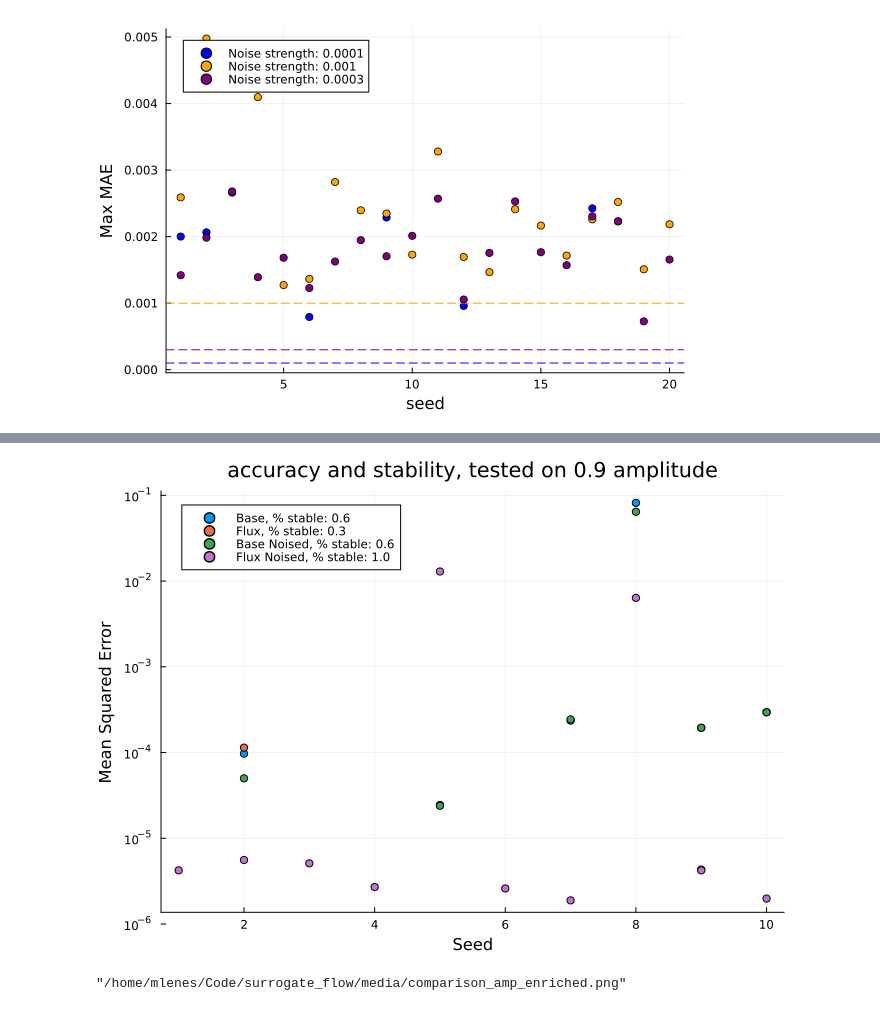
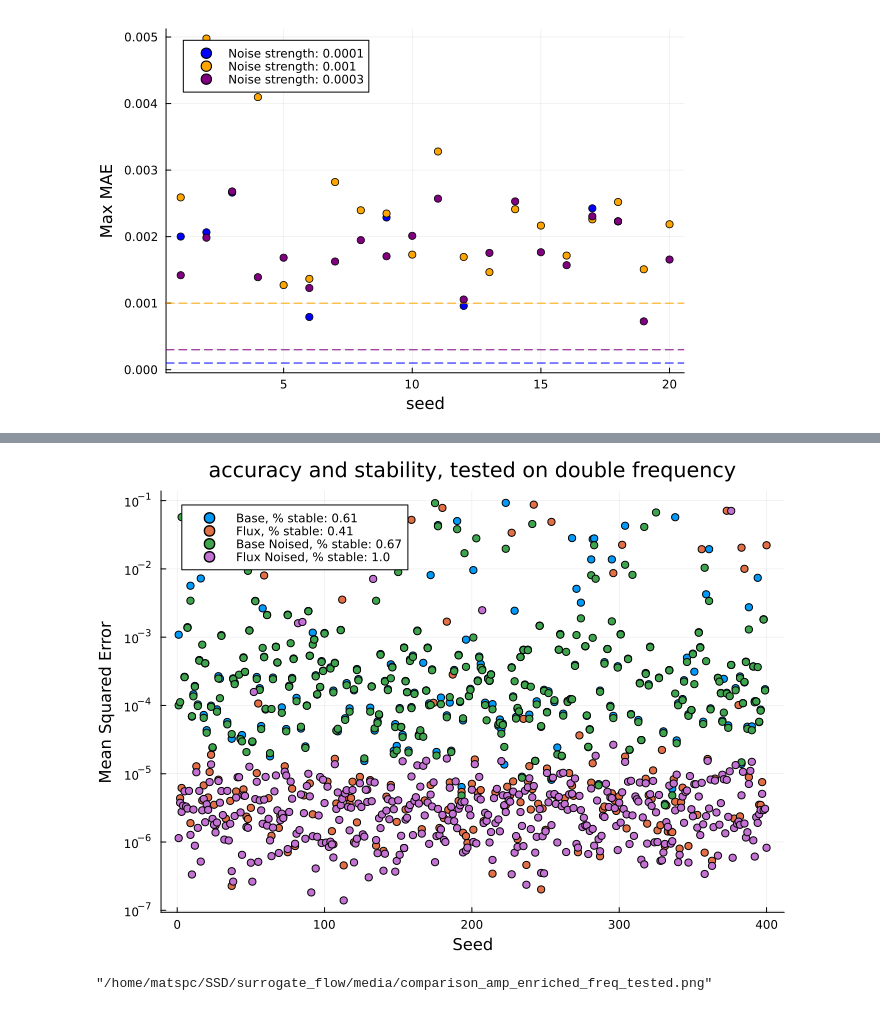
Before and after one commit to mlenes/surrogate_flow, a Jupyter notebook: Analysis.ipynb, the cells around one changed output, grey strips where cells are left out. Drawn from its saved outputs; the diff is of its cells as text; code cells hidden in the pictures.

```diff
--- a/Analysis.ipynb
+++ b/Analysis.ipynb
@@ -338,7 +338,7 @@ function get_total_error(testing_model, trainpaths, truthpaths, testpath, nseeds
     return total_errors
 end;
 # %%
-nseeds=10
+nseeds=400
 cutoff=0.1
 
 trainpathBase="data/burgers1d_periodicBase.jld2"
@@ -350,7 +350,7 @@ trainpathNoisedAmp="data/burgers1d_periodicNoisedAmp.jld2"
 truthpathBase="data/burgers1d_periodicBase.jld2"
 truthpathAmp="data/burgers1d_periodicAmp.jld2"
 
-testpath="data/burgers1d_periodicAmp.jld2"
+testpath="data/burgers1d_periodicFreq.jld2"
 
 total_errors_Base_Base = get_total_error(BaseModel, [trainpathBase, trainpathAmp], [truthpathBase, truthpathAmp], testpath, nseeds)
 total_errors_Base_Noised = get_total_error(BaseModel, [trainpathNoised, trainpathNoisedAmp], [truthpathBase, truthpathAmp], testpath, nseeds)
@@ -359,27 +367,27 @@ total_errors_Flux_Noised = get_total_error(FluxModel, [trainpathNoised, trainpat
 # %%
 function filter_stable!(total_errors, cutoff)
     n_stable = 0
     for i in 1:length(total_errors)
         if (abs(total_errors[i]) < cutoff)
             n_stable += 1
         else
             total_errors[i] = NaN
         end
     end
     return n_stable
 end
 n_stable_Base_Base = filter_stable!(total_errors_Base_Base, cutoff)
 n_stable_Base_Noised = filter_stable!(total_errors_Base_Noised, cutoff)
 n_stable_Flux_Base = filter_stable!(total_errors_Flux_Base, cutoff)
 n_stable_Flux_Noised = filter_stable!(total_errors_Flux_Noised, cutoff)
 
-s = scatter(total_errors_Base_Base, xlabel="Seed", ylabel="Mean Squared Error", label="Base, % stable: $(round(n_stable_Base_Base/nseeds,digits=2))", legend=:topleft, yscale=:log10, title="accuracy and stability, tested on 0.9 amplitude", yticks=10)
+s = scatter(total_errors_Base_Base, xlabel="Seed", ylabel="Mean Squared Error", label="Base, % stable: $(round(n_stable_Base_Base/nseeds,digits=2))", legend=:topleft, yscale=:log10, title="accuracy and stability, tested on double frequency", yticks=10)
 scatter!(s, total_errors_Flux_Base, label=label="Flux, % stable: $(round(n_stable_Flux_Base/nseeds,digits=2))")
 scatter!(s, total_errors_Base_Noised, label=label="Base Noised, % stable: $(round(n_stable_Base_Noised/nseeds,digits=2))")
 scatter!(s, total_errors_Flux_Noised, label=label="Flux Noised, % stable: $(round(n_stable_Flux_Noised/nseeds,digits=2))")
 fig = scatter(s, size=(700,500))
 display(fig)
-savefig(fig, "media/comparison_amp_enriched.png")
+savefig(fig, "media/comparison_amp_enriched_freq_tested.png")
 # %% [output]
-[figure, old version]
+[figure, new version]
-"/home/mlenes/Code/surrogate_flow/media/comparison_amp_enriched.png"
+"/home/matspc/SSD/surrogate_flow/media/comparison_amp_enriched_freq_tested.png"
```
Also changed, not shown: parts of 1 cell of this notebook, 2 other files.
